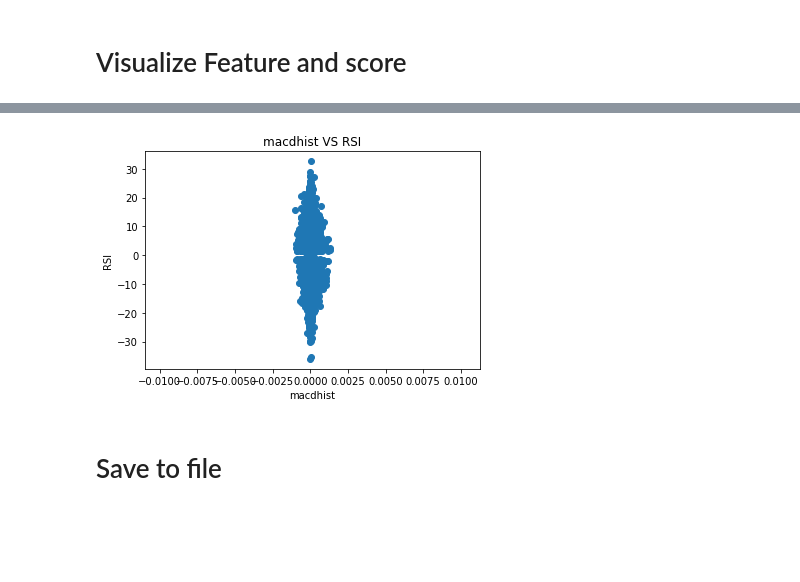
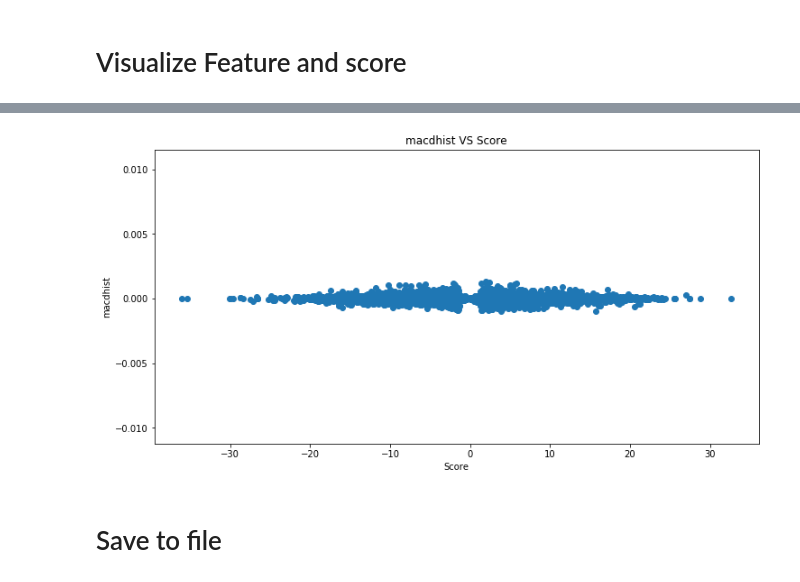
Before and after one commit to lorne-luo/ironman, a Jupyter notebook: mark1/step 2 - feature enginering.ipynb, the cells around one changed output, grey strips where cells are left out. Saved outputs shown, nothing was run; the diff lists cells and outputs as text; code cells hidden in the pictures; blank space fills up the shorter version.

```diff
--- a/mark1/step 2 - feature enginering.ipynb
+++ b/mark1/step 2 - feature enginering.ipynb
@@ -350,11 +353,12 @@ plt.show()
 # %%
-plt.scatter(merge_df['macdhist'],merge_df['score'])
-plt.title("macdhist VS RSI")
-plt.xlabel("macdhist")
-plt.ylabel("RSI")
+figsize(12, 6)
+plt.scatter(merge_df['score'], merge_df['macdhist'])
+plt.title("macdhist VS Score")
+plt.ylabel("macdhist")
+plt.xlabel("Score")
 plt.show()
 # %% [output]
-[figure, old version]
+[figure, new version]
 # %% [markdown]
 # Save to file
 # %%
```
Also changed, not shown: parts of 3 cells of this notebook.
